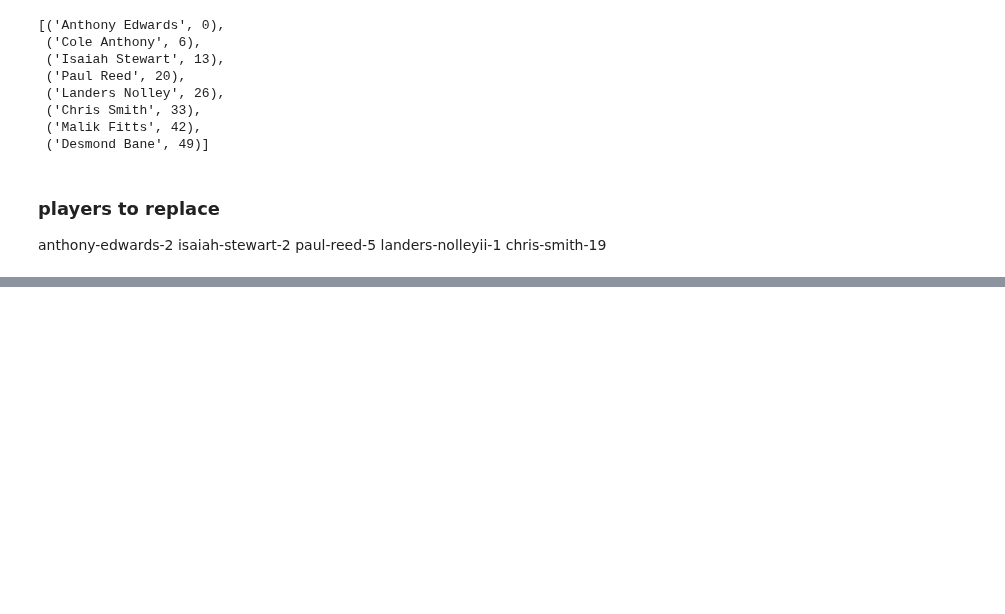
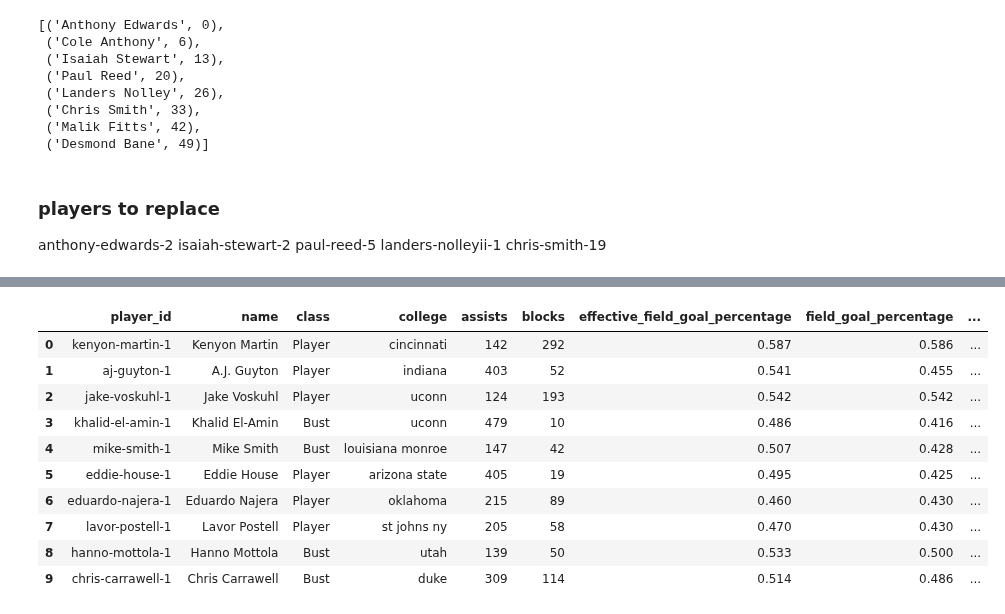
Before and after one commit to woodfin8/Draft_Machine, a Jupyter notebook: keith_test.ipynb, the cells around one changed output, grey strips where cells are left out. Cells and saved outputs as stored; diff of their text form; code cells hidden in the pictures; blank space fills up the shorter version.

```diff
--- a/keith_test.ipynb
+++ b/keith_test.ipynb
@@ -512,4 +512,25 @@ draft2020_df['height'] = inches
 # %%
 draft2020_df.to_csv("Draft_data.csv",index = False, header = True)
 # %%
-df = pd.read
+df = pd.read_csv("NCAA_data.csv")
+# %%
+df.replace(to_replace ="Star",
+                 value ="Player", inplace=True)
+df.replace(to_replace ="Above Avg",
+                 value ="Player", inplace=True)
+df.replace(to_replace ="Below Avg",
+                 value ="Player", inplace=True)
+# %%
+df.head(10)
+# %% [output]
+|  | player_id | name | class | college | assists | blocks | effective_field_goal_percentage | field_goal_percentage | ... |
+| 0 | kenyon-martin-1 | Kenyon Martin | Player | cincinnati | 142 | 292 | 0.587 | 0.586 | ... |
+| 1 | aj-guyton-1 | A.J. Guyton | Player | indiana | 403 | 52 | 0.541 | 0.455 | ... |
+| 2 | jake-voskuhl-1 | Jake Voskuhl | Player | uconn | 124 | 193 | 0.542 | 0.542 | ... |
+| 3 | khalid-el-amin-1 | Khalid El-Amin | Bust | uconn | 479 | 10 | 0.486 | 0.416 | ... |
+| 4 | mike-smith-1 | Mike Smith | Bust | louisiana monroe | 147 | 42 | 0.507 | 0.428 | ... |
+| 5 | eddie-house-1 | Eddie House | Player | arizona state | 405 | 19 | 0.495 | 0.425 | ... |
+| 6 | eduardo-najera-1 | Eduardo Najera | Player | oklahoma | 215 | 89 | 0.460 | 0.430 | ... |
+| 7 | lavor-postell-1 | Lavor Postell | Player | st johns ny | 205 | 58 | 0.470 | 0.430 | ... |
+| 8 | hanno-mottola-1 | Hanno Mottola | Bust | utah | 139 | 50 | 0.533 | 0.500 | ... |
+| 9 | chris-carrawell-1 | Chris Carrawell | Bust | duke | 309 | 114 | 0.514 | 0.486 | ... |
```
Also changed, not shown: parts of 1 cell of this notebook.
